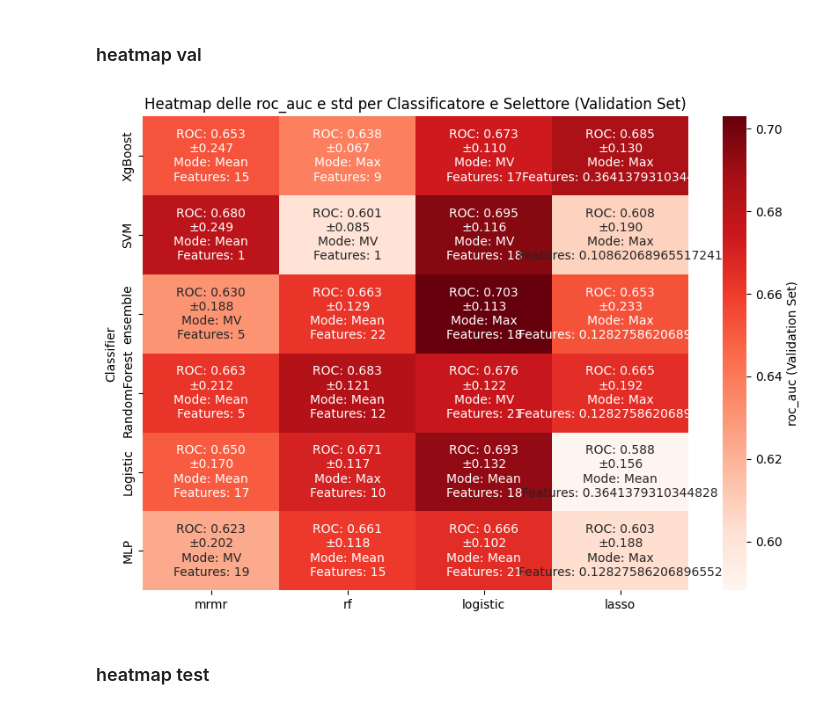
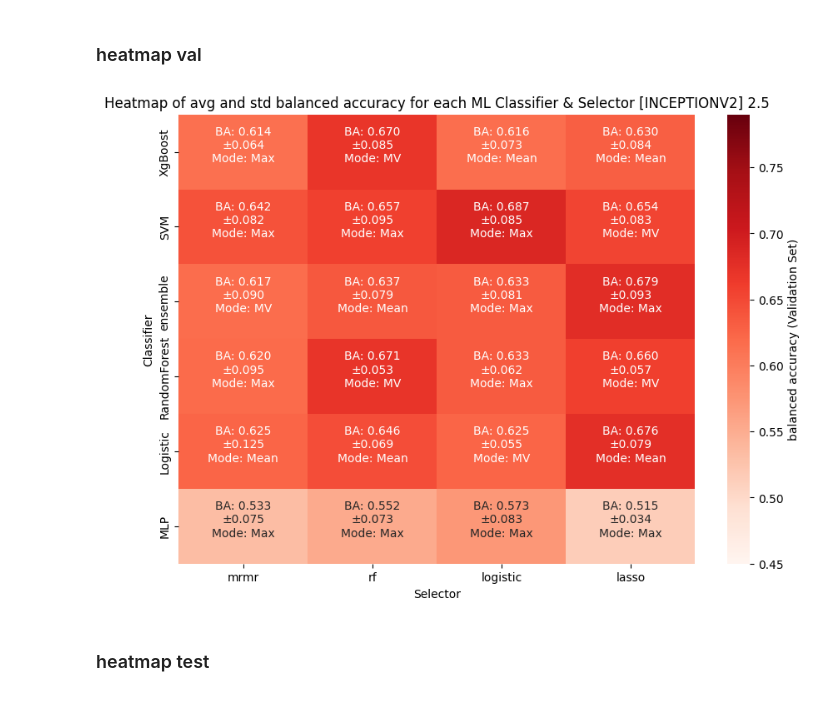
Before and after one commit to alessiamenozzi/TesiBaroniMenozzi, a Jupyter notebook: ClassificatoriFINAL/Classificazione2.5CrossVal.ipynb, the cells around one changed output. Saved outputs shown, nothing was run; the diff lists cells and outputs as text; code cells hidden in the pictures.

```diff
--- a/ClassificatoriFINAL/Classificazione2.5CrossVal.ipynb
+++ b/ClassificatoriFINAL/Classificazione2.5CrossVal.ipynb
@@ -1008,3 +1124,6 @@ with open('/Users/alessiamenozzi/Desktop/dizionari 2.5/0.9_0.05/0.5 area/incepti
+# %%
+# Supponendo che results_others sia una lista di dizionari
+results_val_others = [item for item in results_val_others if (item.get('num_features') != 1 and item.get('num_features') != 2 and item.get('num_features') != 3)]
 # %% [markdown]
 ### apro
 # %%
@@ -1033,7 +1152,7 @@ Filtered results_val_others: 435 entries remaining
 # %%
 import statistics
 
-num_features_range = list(range(1, 30))
+num_features_range = list(range(2, 30))
 
 grid_results_others = {}
 grid_results_lasso = {}
@@ -1229,12 +1369,22 @@ ROC AUC: Mean = 0.4836, Std = 0.0548
 # %%
-classi= classifierinitialization('ensemble')
-best_case = classification_method(
-                                    'mrmr', 0, classi, x_train_expanded1, y_train_expanded1,
-                                    patients_test, y_test, final_patients_test, 6 , 'Max', thresholds=0.5
-                                )
+classi= classifierinitialization(classifier2d)
+if(selector2d!='lasso'):
 
-print("Metrics on the TEST set:")
-print(f"Selected Features: {best_case['selected_features']}")
+    best_case = classification_method(
+                                        selector2d, 0, classi, x_train_expanded1, y_train_expanded1,
+                                        patients_test, y_test, final_patients_test, num_features2d , best_mode_fold2d, thresholds=0.5
+                                    )
+else:
+    best_case = classification_method(
+                                        selector2d, num_features2d, classi, x_train_expanded1, y_train_expanded1,
+                                        patients_test, y_test, final_patients_test, 0 , best_mode_fold2d, thresholds=0.5
+                                    )
+
+
+
+print("Metrics on the TEST set ON THE BEST 2D COMBINATION:")
+print(f"Mode chosen by cheching the highest avg balacc: {best_mode_fold2d}")
+print(f"Selected Features: {best_case['selected_features']} e sono {len(best_case['selected_features'])}")
 print(f"ROC AUC: {best_case['roc_auc']}")
 print(f"F1 Score: {best_case['f1']}")
 print(f"Accuracy: {best_case['accuracy']}")
@@ -1253,5 +1404,5 @@ Confusion Matrix:
 # %%
-n=1
+n=5
 best_combinations = sorted_results[:n] ## mostrando le n migliori configurazioni
 
 print(f"Migliori {n} combinazioni di parametri:")
@@ -1472,38 +1712,44 @@ annotations = pd.DataFrame(index=classifiers, columns=selectors)
 
 for result in best_results_class_selector:
     classifier = result['classifier']
     selector = result['selector']
 
 
     if classifier is not None and selector is not None:
 
         avg_balaccuracy = result[metricaavg]
         std_balaccuracy = result[metricastd]
         mode = result['mode']
         num_features = result['num_features/alpha']
 
 
         heatmap_data.loc[classifier, selector] = avg_balaccuracy
 
 
         annotations.loc[classifier, selector] = (
             f"{labell}: {avg_balaccuracy:.3f}\n"
             f"±{std_balaccuracy:.3f}\n"
             f"Mode: {mode}\n"
-            f"Features: {num_features}"
+            #f"Features: {num_features}"
         )
 
 # Riempi i valori NaN con 0 (se necessario)
 heatmap_data = heatmap_data.astype(float).fillna(0)
 
-# Crea la heatmap con annotazioni
+# Imposta il range fisso per i colori (modifica i valori in base alla tua scala preferita)
+vmin = 0.45  # Il valore minimo per la mappatura dei colori
+vmax = 0.79  # Il valore massimo per la mappatura dei colori, modifica in base ai tuoi dati
+
+# Crea la heatmap con annotazioni e range fisso
 plt.figure(figsize=(10, 7))
-sns.heatmap(heatmap_data, annot=annotations, fmt="", cmap="Reds", cbar_kws={'label': f'{metricanome} (Validation Set)'})
-plt.title(f"Heatmap delle {metricanome} e std per Classificatore e Selettore (Validation Set)")
+sns.heatmap(heatmap_data, annot=annotations, fmt="", cmap="Reds",
+            cbar_kws={'label': f'{metricanome} (Validation Set)'}, vmin=vmin, vmax=vmax)
+plt.title(f"Heatmap of avg and std {metricanome} for each ML Classifier & Selector [INCEPTIONV2] 2.5")
 plt.ylabel('Classifier')
+plt.xlabel('Selector')
 plt.show()
 # %% [output]
-[figure, old version]
+[figure, new version]
 # %% [markdown]
 ### heatmap test
 # %%
```
Also changed, not shown: parts of 21 cells of this notebook, 8 other files.
